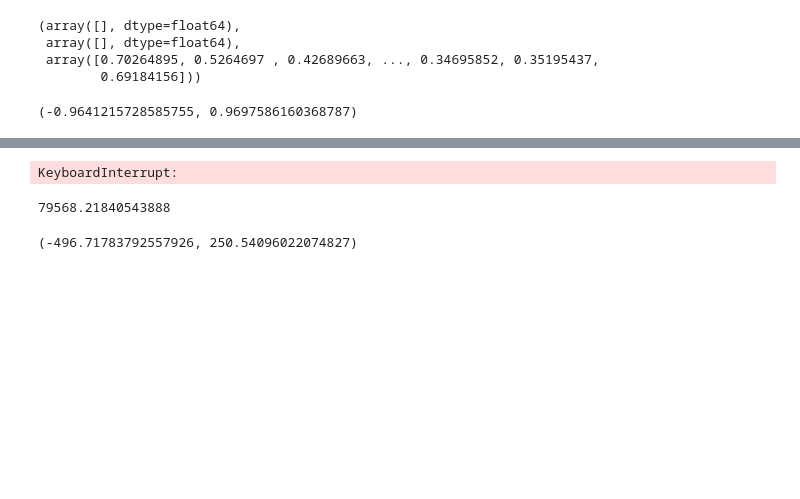
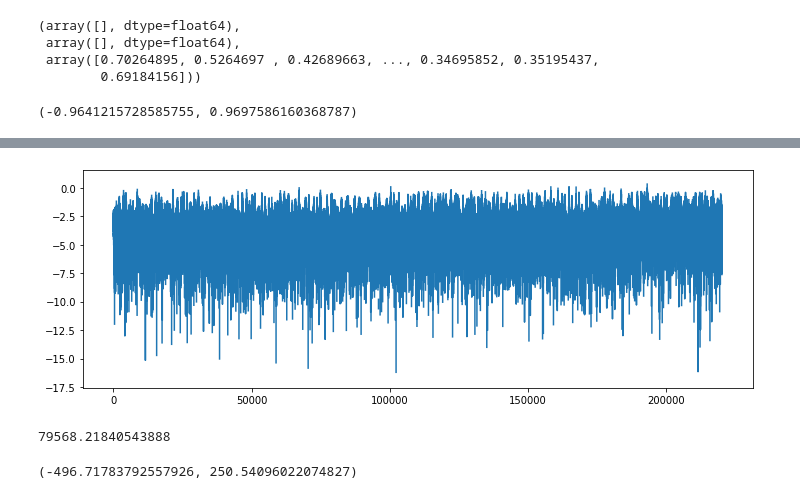
Before and after one commit to Toubat/D.U.M, a Jupyter notebook: experiment/dataset_preprocessing.ipynb, the cells around one changed output, grey strips where cells are left out. Drawn from its saved outputs; the diff is of its cells as text; code cells hidden in the pictures; blank space fills up the shorter version.

```diff
--- a/experiment/dataset_preprocessing.ipynb
+++ b/experiment/dataset_preprocessing.ipynb
@@ -347,11 +361,11 @@ librosa.display.specshow(mfcc, sr=48000, x_axis='time')
 # %%
 sample_rate = 22050
-audio = librosa.feature.inverse.mfcc_to_audio(mfcc, sr=sample_rate, n_mels=128)
+# audio_fake = librosa.feature.inverse.mfcc_to_audio(fake / 5, sr=sample_rate, n_mels=128)
 plt.figure(figsize=(12,4))
-plt.plot(audio)
-write('test.wav', sample_rate, audio.squeeze())
+plt.plot(combine)
+write('test.wav', sample_rate, combine.squeeze())
 # %% [output]
-KeyboardInterrupt:
+[figure, added]
 # %%
 (mfcc - mfccs[:, :431]).sum()
 # %% [output]
```
Also changed, not shown: parts of 18 cells of this notebook, 6 other files.
